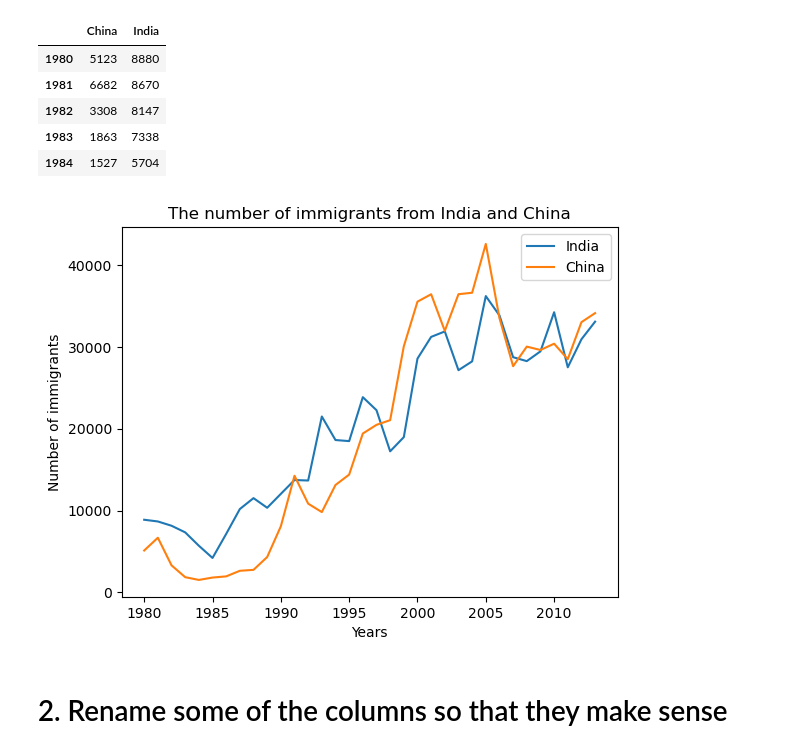
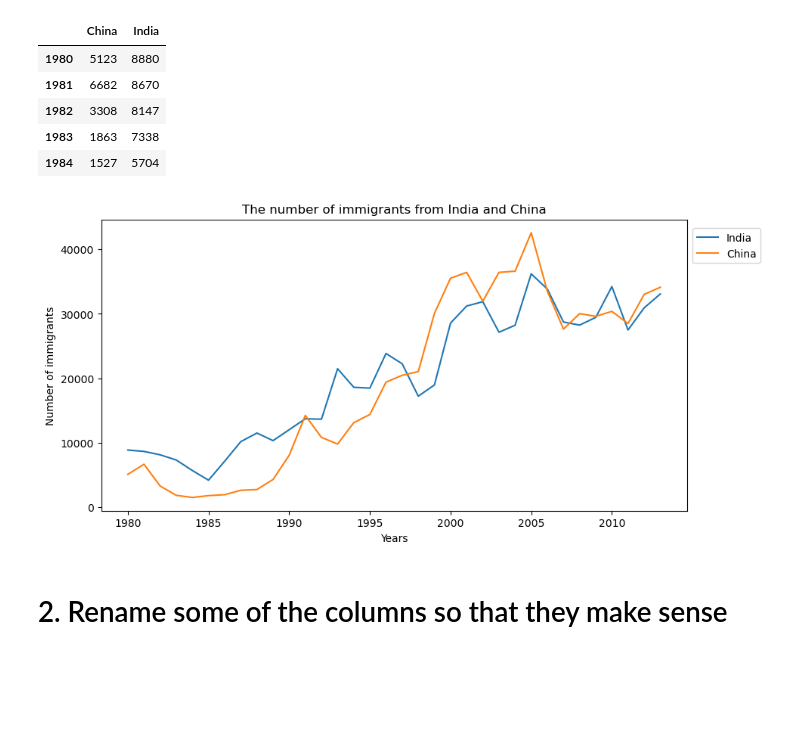
Before and after one commit to Le-Nguyen-Gia-Huy/school_excercises, a Jupyter notebook: exercise_1_K214130918.ipynb, the cells around one changed output. Drawn from its saved outputs; the diff is of its cells as text; code cells hidden in the pictures; blank space fills up the shorter version.

```diff
--- a/exercise_1_K214130918.ipynb
+++ b/exercise_1_K214130918.ipynb
@@ -13,10 +11,4 @@ import matplotlib.pyplot as plt
 # %%
-canada_df = pd.read_excel('C:\\Users\\LENOVO\\2_uel\\DV_exercises_lms\\canada_data.xlsx', sheet_name='Canada by Citizenship'
-                          , skiprows=range(20)
-                          , skipfooter=2)
+canada_df = pd.read_csv('canadian_immegration_data.csv')
 canada_df.head(3)
-
-# file excel có 3 sheet --> chỉ đọc sheet 'Canada by Citizenship'
-# skiprows=range(20) bỏ qua 20 hàng đầu tiên
-# skipfooter=2 bỏ qua 2 hàng cuối
 # %% [output]
@@ -28,6 +20,3 @@ canada_df.head(3)
-# %%
-# chỉ giữ lại các cột 'OdName', 'AreaName', 'RegName', 'DevName'
-canada_df.drop(['AREA','REG','DEV','Type','Coverage'], axis=1, inplace=True) # (inplace=True) tương đương canada_df = canada_df.drop(['AREA','REG','DEV','Type','Coverage'], axis=1)
 # %%
 # check xem tất cả các tên cột có cùng 1 kiểu dữ liệu str ko
 all(isinstance(item, str) for item in canada_df.columns)
@@ -36,10 +25,6 @@ False
 # %%
 # đổi tất cả các tên cột thành dạng str
 canada_df.columns = list(map(str, canada_df.columns))
-# %%
-# thêm 1 cột 'Total' tống số người nhập cư của mỗi quốc gia (Odname) từ 1980-2013
-canada_df['Total'] = canada_df.sum(axis=1)
-# axis=1: cộng theo chiều ngang (theo row)
 # %% [markdown]
 **Question 1 & 2 Plot a line graph of immigration from Haiti**
 # %%
@@ -93,7 +79,7 @@ plt.annotate('2010 Earthquake',xy=(2005, 6400));
 **Question 4. Compare the number of immigrants from India and China
 from 1980 to 2013**
 # %%
-india_china_df = canada_df.loc[(canada_df['OdName'] == 'India')  |  (canada_df['OdName'] == 'China')]
+india_china_df = canada_df[(canada_df['Country'] == 'India')  |  (canada_df['Country'] == 'China')]
 # %%
 india_china_df
 # %% [output]
@@ -115,17 +101,19 @@ india_china_df.head(5)
 | 1983 | 1863 | 7338 |
 | 1984 | 1527 | 5704 |
 # %%
+plt.figure(figsize=(10, 5))
+
+plt.plot(india_china_df['India'], label = "India")
+plt.plot(india_china_df['China'], label = "China")
+
 plt.title("The number of immigrants from India and China")
 plt.xlabel("Years")
 plt.ylabel("Number of immigrants")
 
-
-plt.plot(india_china_df['India'], label = "India")
-plt.plot(india_china_df['China'], label = "China")
-plt.legend()
+plt.legend(loc=(1.01, 0.85))
 plt.show()
 # %% [output]
-[figure, old version]
+[figure, new version]
 # %% [markdown]
 # 2. Rename some of the columns so that they make sense
 # %%
```
Also changed, not shown: parts of 14 cells of this notebook, 1 other file.
